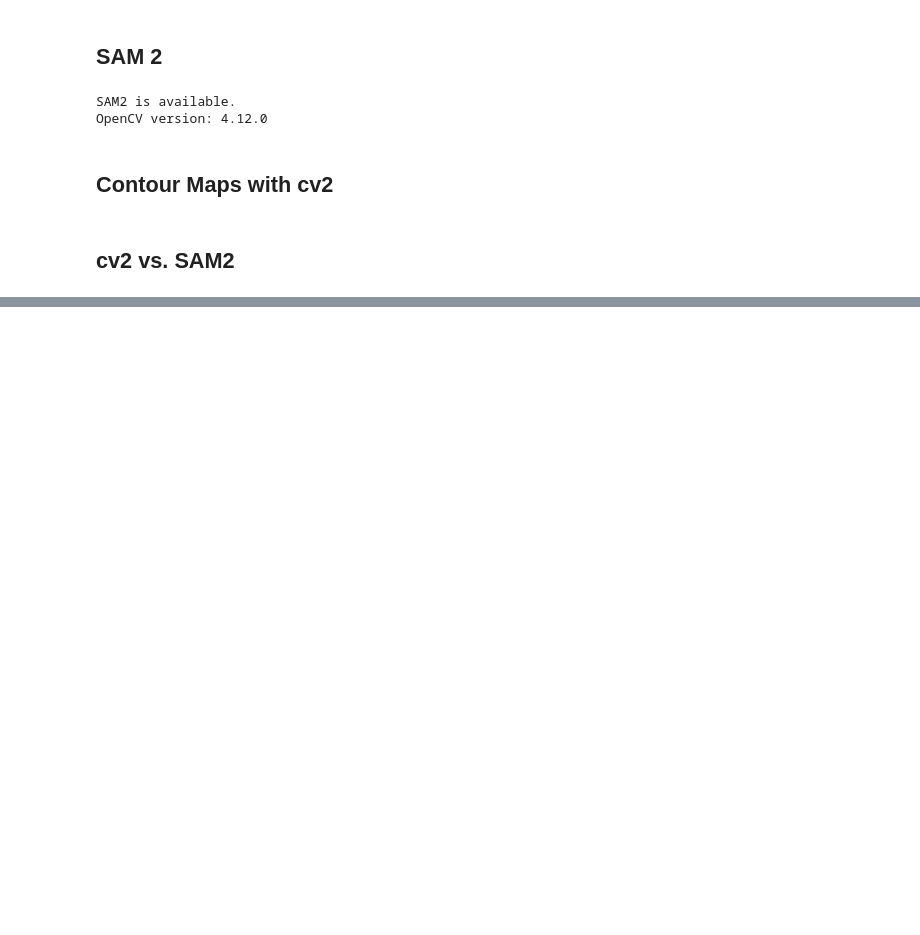
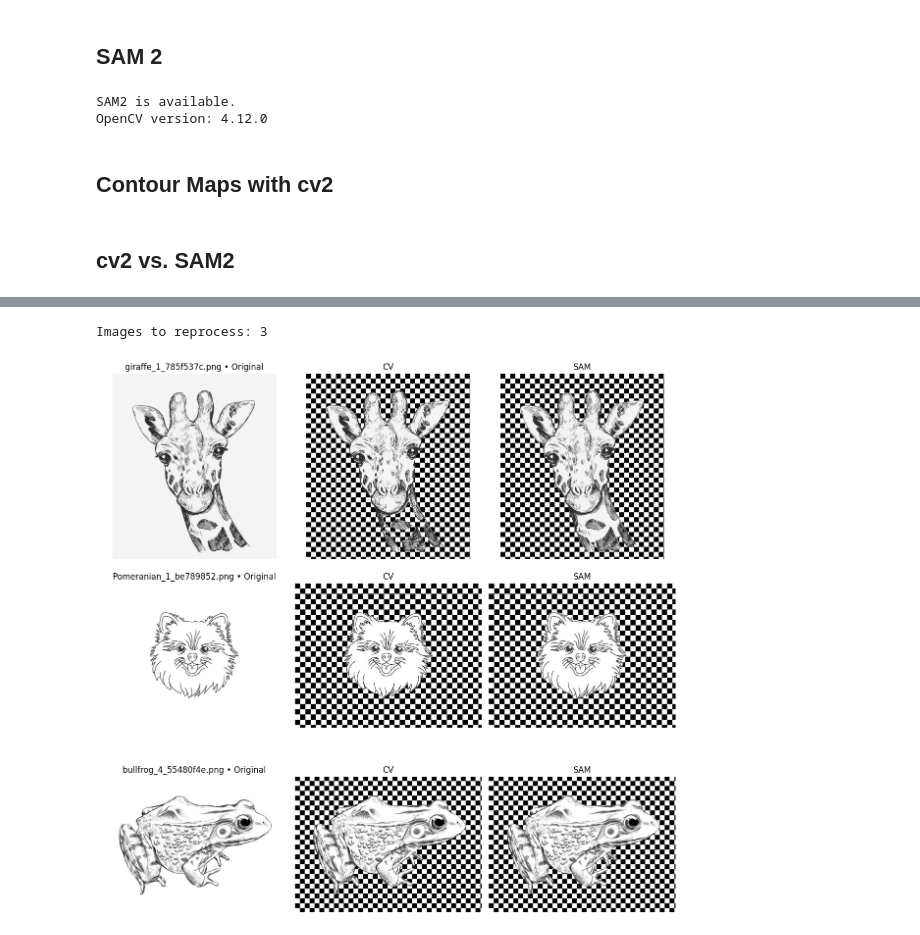
Before and after one commit to jonnemi/color-concept-entanglement, a Jupyter notebook: making_color_images/segment_outline.ipynb, the cells around one changed output, grey strips where cells are left out. Saved outputs shown, nothing was run; the diff lists cells and outputs as text; code cells hidden in the pictures; blank space fills up the shorter version.

```diff
--- a/making_color_images/segment_outline.ipynb
+++ b/making_color_images/segment_outline.ipynb
@@ -515,0 +560,14 @@ show_gallery(df, k=10)
+# %%
+# Second round for slightly larger gaps
+objects_with_gaps = {
+    "bullfrog",
+    "Pomeranian",
+    "giraffe"
+}
+df_gaps = df[df["object"].isin(objects_with_gaps)].copy()
+print("Images to reprocess:", len(df_gaps))
+create_masks(df_gaps, dilate_px=1, close_px=3)
+show_gallery(df_gaps, k=3)
+# %% [output]
+Images to reprocess: 3
+[figure, added]
```
Also changed, not shown: parts of 16 cells of this notebook, 3 other files.
